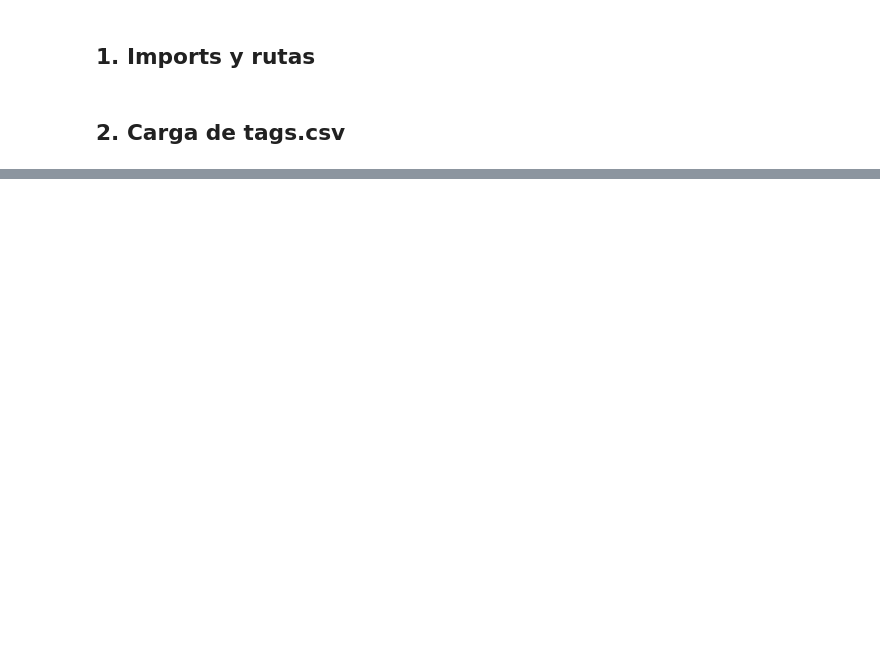
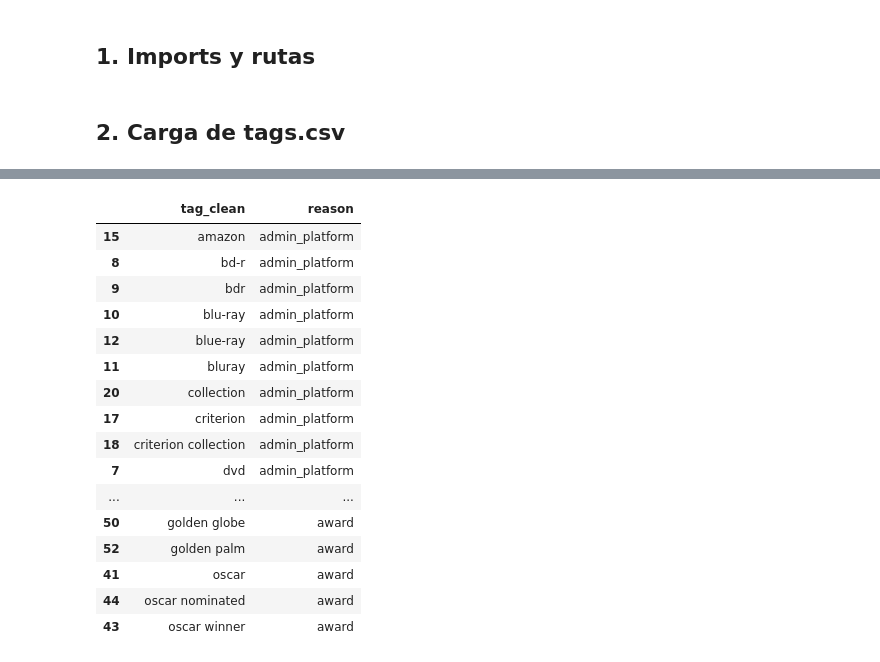
Before and after one commit to alexonazo/TFG, a Jupyter notebook: notebooks/09_preprocesado_tags_semanticos.ipynb, the cells around one changed output, grey strips where cells are left out. Saved outputs shown, nothing was run; the diff lists cells and outputs as text; code cells hidden in the pictures; blank space fills up the shorter version.

```diff
--- a/notebooks/09_preprocesado_tags_semanticos.ipynb
+++ b/notebooks/09_preprocesado_tags_semanticos.ipynb
@@ -152,0 +54,75 @@ WHITELIST_BLOCKING_PATTERNS = [
+# %%
+HARD_REJECTION_GROUPS = {
+    'ownership_watch_status': [
+        'owned', 'own', 'seen', 'watched', 'watchlist', 'want to see', 'to watch',
+    ],
+    'admin_platform': [
+        'dvd', 'bd-r', 'bdr', 'blu-ray', 'bluray', 'blue-ray', 'vhs', 'netflix',
+        'amazon', 'hulu', 'criterion', 'criterion collection', 'library', 'collection',
+        'on dvr', 'recorded', 'tivo',
+    ],
+    'ranking_or_canon': [
+        'imdb', 'imdb top 250', 'top 250', 'top 100', 'afi', 'afi 100',
+        '1001 movies', '1001 movies you must see before you die', 'national film registry',
+        'library of congress', 'sight and sound', 'sight & sound', 'must see',
+        'classic', 'classics', 'cult classic', 'cult film',
+    ],
+    'award': [
+        'oscar', 'oscars', 'oscar winner', 'oscar nominated', 'academy award',
+        'academy awards', 'award winner', 'award nominated', 'best picture',
+        'golden globe', "palme d'or", 'golden palm', 'cannes', 'film festival',
+        'festival winner',
+    ],
+    'generic_rating': [
+        'good', 'great', 'best', 'bad', 'worst', 'boring', 'funny', 'very funny',
+        'hilarious', 'overrated', 'underrated', 'favorite', 'favourite', 'favorites',
+        'favourites', 'excellent', 'amazing', 'awesome', 'terrible', 'awful',
+        'mediocre', 'masterpiece', 'brilliant', 'great acting', 'good acting',
+        'bad acting', 'acting', 'well acted', 'well-acted', 'entertaining',
+        'inspirational', 'touching', 'beautiful', 'beautifully filmed', 'well made',
+        'well-made', 'slow paced',
+    ],
+    'metadata_weak': [
+        'movie', 'movies', 'film', 'films', 'cinema', 'cinematic', 'based on',
+        'based on book', 'based on a book', 'based on true story',
+        'based on a true story', 'based on real events', 'true story', 'adapted from',
+        'adaptation', 'remake', 'sequel', 'franchise', 'original', 'foreign',
+        'foreign language', 'television', 'tv movie', 'made for tv', 'miniseries',
+    ],
+    'pure_genre': [
+        'drama', 'comedy', 'action', 'thriller', 'romance', 'horror', 'sci-fi',
+        'science fiction', 'crime', 'adventure', 'animation', 'children', 'fantasy',
+        'mystery', 'documentary', 'war', 'western', 'musical', 'film-noir',
+        'film noir', 'noir',
+    ],
+    'format_or_source': [
+        'nudity', 'nudity (full frontal)', 'full frontal nudity', 'sex', 'sexual content',
+    ],
+    'person_or_studio_manual': [
+        'christopher nolan', 'coen brothers', 'coen brother', 'tom hanks',
+        'hans zimmer', 'jack nicholson', 'robert downey jr.', 'jordan peele',
+        'morgan freeman', 'sandra bullock', 'jesse eisenberg', 'leonardo dicaprio',
+        'brad pitt', 'quentin tarantino', 'martin scorsese', 'steven spielberg',
+        'david fincher', 'ridley scott', 'pixar', 'disney', 'walt disney',
+        'marvel', 'dc', 'dc comics', 'warner bros', 'dreamworks', 'studio ghibli',
+        'ghibli', 'lucasfilm', 'hbo', 'netflix original',
+    ],
+}
+
+manual_blacklist = (
+    pd.DataFrame(
+        {'tag_clean': tag, 'reason': reason}
+        for reason, tags in HARD_REJECTION_GROUPS.items()
+        for tag in tags
+    )
+    .drop_duplicates('tag_clean')
+    .sort_values(['reason', 'tag_clean'])
+)
+manual_blacklist.to_csv(TAG_BLACKLIST_MANUAL_PATH, index=False)
+
+HARD_REJECTION_REASON_BY_TAG = dict(zip(manual_blacklist['tag_clean'], manual_blacklist['reason']))
+
+print('Reglas duras manuales guardadas en:', TAG_BLACKLIST_MANUAL_PATH)
+print('Tags exactos en reglas duras manuales:', len(manual_blacklist))
+display(manual_blacklist.head(30))
+# %% [output]
@@ -153 +131,18 @@ WHITELIST_BLOCKING_PATTERNS = [
+|  | tag_clean | reason |
+| 15 | amazon | admin_platform |
+| 8 | bd-r | admin_platform |
+| 9 | bdr | admin_platform |
+| 10 | blu-ray | admin_platform |
+| 12 | blue-ray | admin_platform |
+| 11 | bluray | admin_platform |
+| 20 | collection | admin_platform |
+| 17 | criterion | admin_platform |
+| 18 | criterion collection | admin_platform |
+| 7 | dvd | admin_platform |
+| ... | ... | ... |
+| 50 | golden globe | award |
+| 52 | golden palm | award |
+| 41 | oscar | award |
+| 44 | oscar nominated | award |
+| 43 | oscar winner | award |
 # %% [markdown]
```
Also changed, not shown: parts of 24 cells of this notebook, 1 other file.
